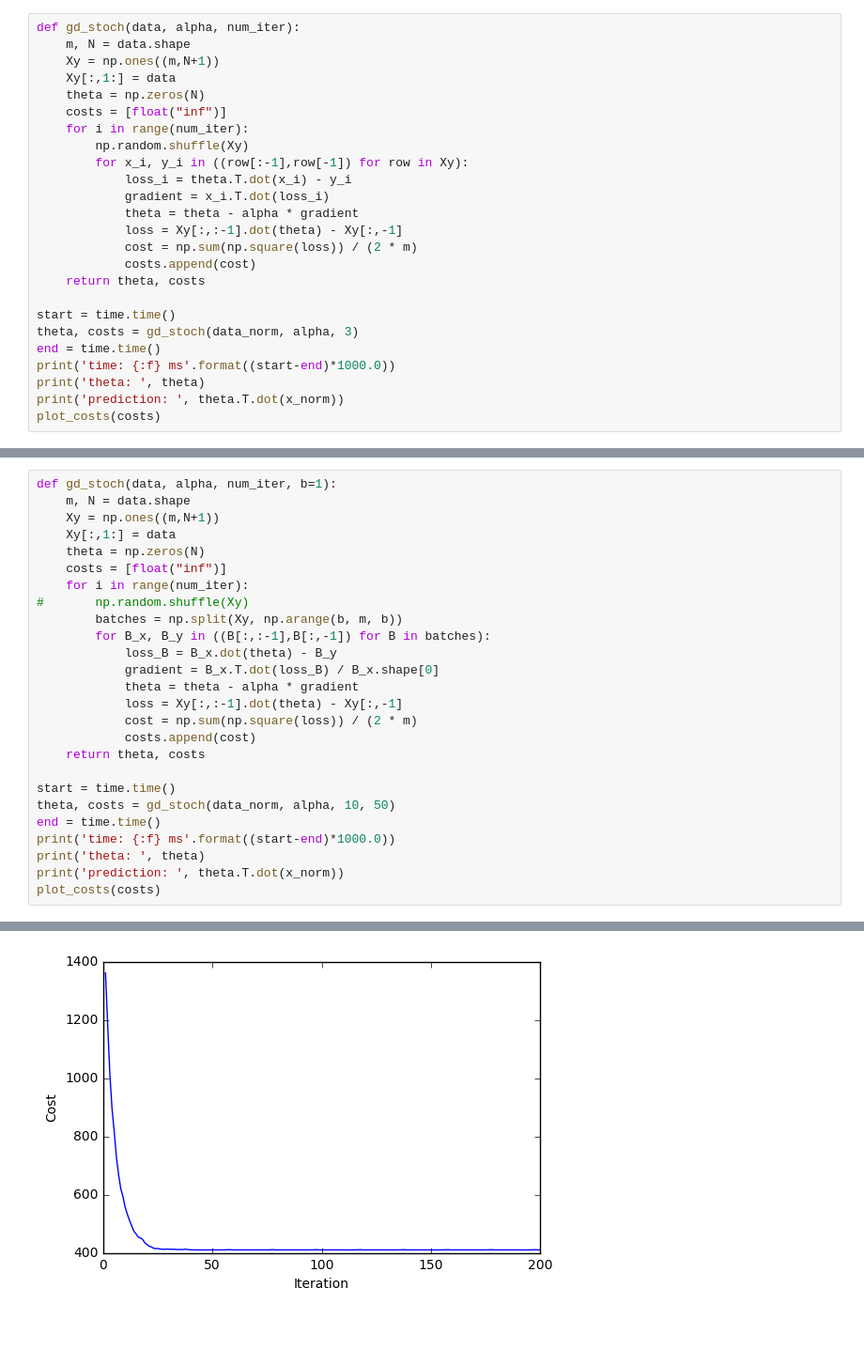
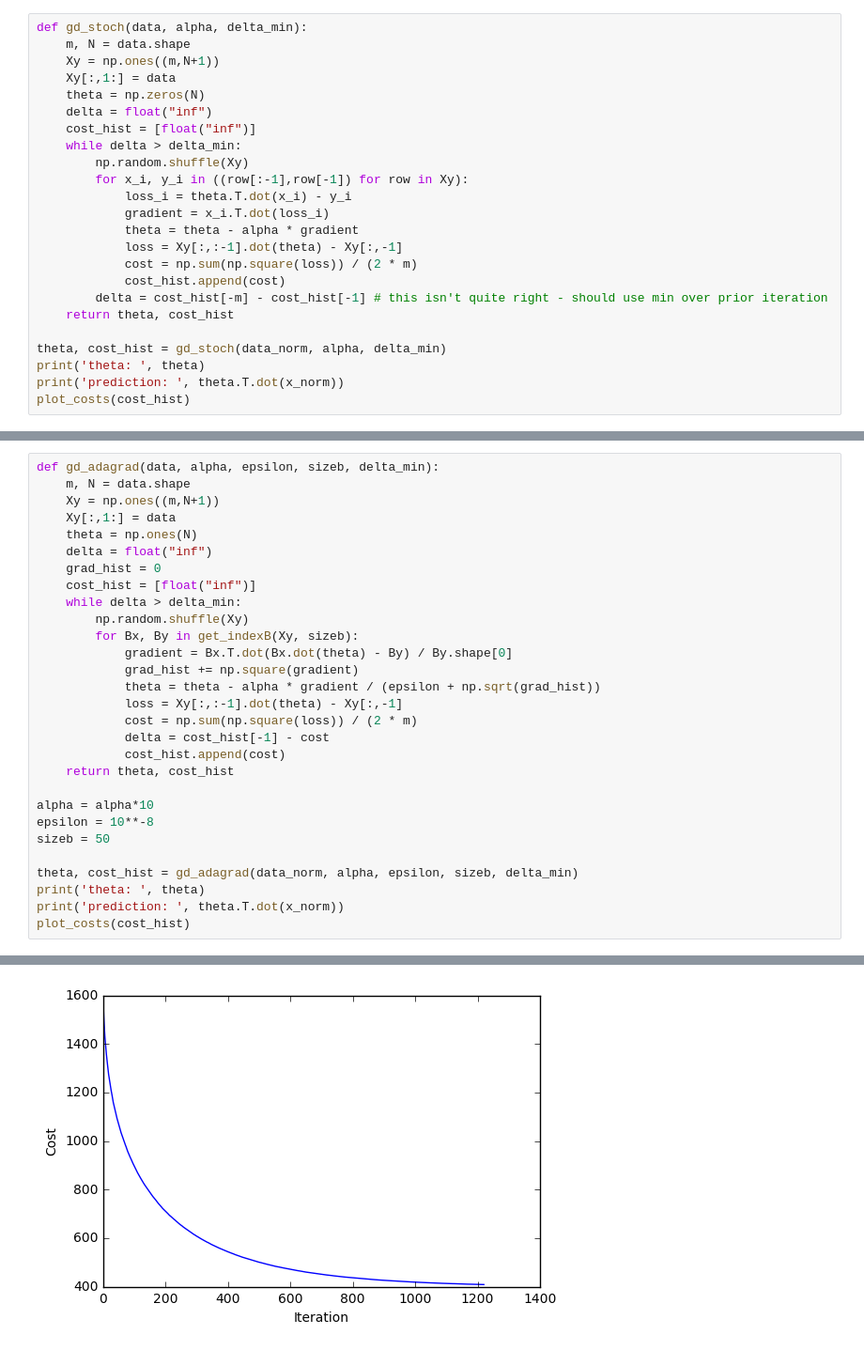
Before and after one commit to CalebEverett/gd_algorithms, a Jupyter notebook: gd_algorithms.ipynb, the cells around one changed output, grey strips where cells are left out. Shown at 94% size. Drawn from its saved outputs; the diff is of its cells as text.

```diff
--- a/gd_algorithms.ipynb
+++ b/gd_algorithms.ipynb
@@ -137,13 +137,14 @@ theta =: (%.(|:X) dot X) dot (|:X) dot (<a:;_1) { y
 
 ### Python
 # %%
-def gd_stoch(data, alpha, num_iter):
+def gd_stoch(data, alpha, delta_min):
     m, N = data.shape
     Xy = np.ones((m,N+1))
     Xy[:,1:] = data
     theta = np.zeros(N)
-    costs = [float("inf")]
-    for i in range(num_iter):
+    delta = float("inf")
+    cost_hist = [float("inf")]
+    while delta > delta_min:
         np.random.shuffle(Xy)
         for x_i, y_i in ((row[:-1],row[-1]) for row in Xy):
             loss_i = theta.T.dot(x_i) - y_i
@@ -151,14 +152,12 @@ def gd_stoch(data, alpha, num_iter):
             theta = theta - alpha * gradient
             loss = Xy[:,:-1].dot(theta) - Xy[:,-1]
             cost = np.sum(np.square(loss)) / (2 * m)
-            costs.append(cost)
-    return theta, costs
+            cost_hist.append(cost)
+        delta = cost_hist[-m] - cost_hist[-1] # this isn't quite right - should use min over prior iteration
+    return theta, cost_hist
 
-start = time.time()
-theta, costs = gd_stoch(data_norm, alpha, 3)
-end = time.time()
-print('time: {:f} ms'.format((start-end)*1000.0))
+theta, cost_hist = gd_stoch(data_norm, alpha, delta_min)
 print('theta: ', theta)
 print('prediction: ', theta.T.dot(x_norm))
-plot_costs(costs)
+plot_costs(cost_hist)
 # %% [output]
@@ -175,27 +213,30 @@ This can be checked against the stochastic algorithm by commenting out the shuff
 # %%
-def gd_stoch(data, alpha, num_iter, b=1):
+def gd_adagrad(data, alpha, epsilon, sizeb, delta_min):
     m, N = data.shape
     Xy = np.ones((m,N+1))
     Xy[:,1:] = data
-    theta = np.zeros(N)
-    costs = [float("inf")]
-    for i in range(num_iter):
-#       np.random.shuffle(Xy)
-        batches = np.split(Xy, np.arange(b, m, b))
-        for B_x, B_y in ((B[:,:-1],B[:,-1]) for B in batches):
-            loss_B = B_x.dot(theta) - B_y
-            gradient = B_x.T.dot(loss_B) / B_x.shape[0]
-            theta = theta - alpha * gradient
+    theta = np.ones(N)
+    delta = float("inf")
+    grad_hist = 0
+    cost_hist = [float("inf")]
+    while delta > delta_min:
+        np.random.shuffle(Xy)
+        for Bx, By in get_indexB(Xy, sizeb):
+            gradient = Bx.T.dot(Bx.dot(theta) - By) / By.shape[0]
+            grad_hist += np.square(gradient)
+            theta = theta - alpha * gradient / (epsilon + np.sqrt(grad_hist))
             loss = Xy[:,:-1].dot(theta) - Xy[:,-1]
             cost = np.sum(np.square(loss)) / (2 * m)
-            costs.append(cost)
-    return theta, costs
+            delta = cost_hist[-1] - cost
+            cost_hist.append(cost)
+    return theta, cost_hist
 
-start = time.time()
-theta, costs = gd_stoch(data_norm, alpha, 10, 50)
-end = time.time()
-print('time: {:f} ms'.format((start-end)*1000.0))
+alpha = alpha*10
+epsilon = 10**-8
+sizeb = 50
+
+theta, cost_hist = gd_adagrad(data_norm, alpha, epsilon, sizeb, delta_min)
 print('theta: ', theta)
 print('prediction: ', theta.T.dot(x_norm))
-plot_costs(costs)
+plot_costs(cost_hist)
 # %% [output]
@@ -205 +245 @@ prediction:  48.0957931039
-[figure, old version]
+[figure, new version]
```
Also changed, not shown: parts of 18 cells of this notebook, 1 other file.
